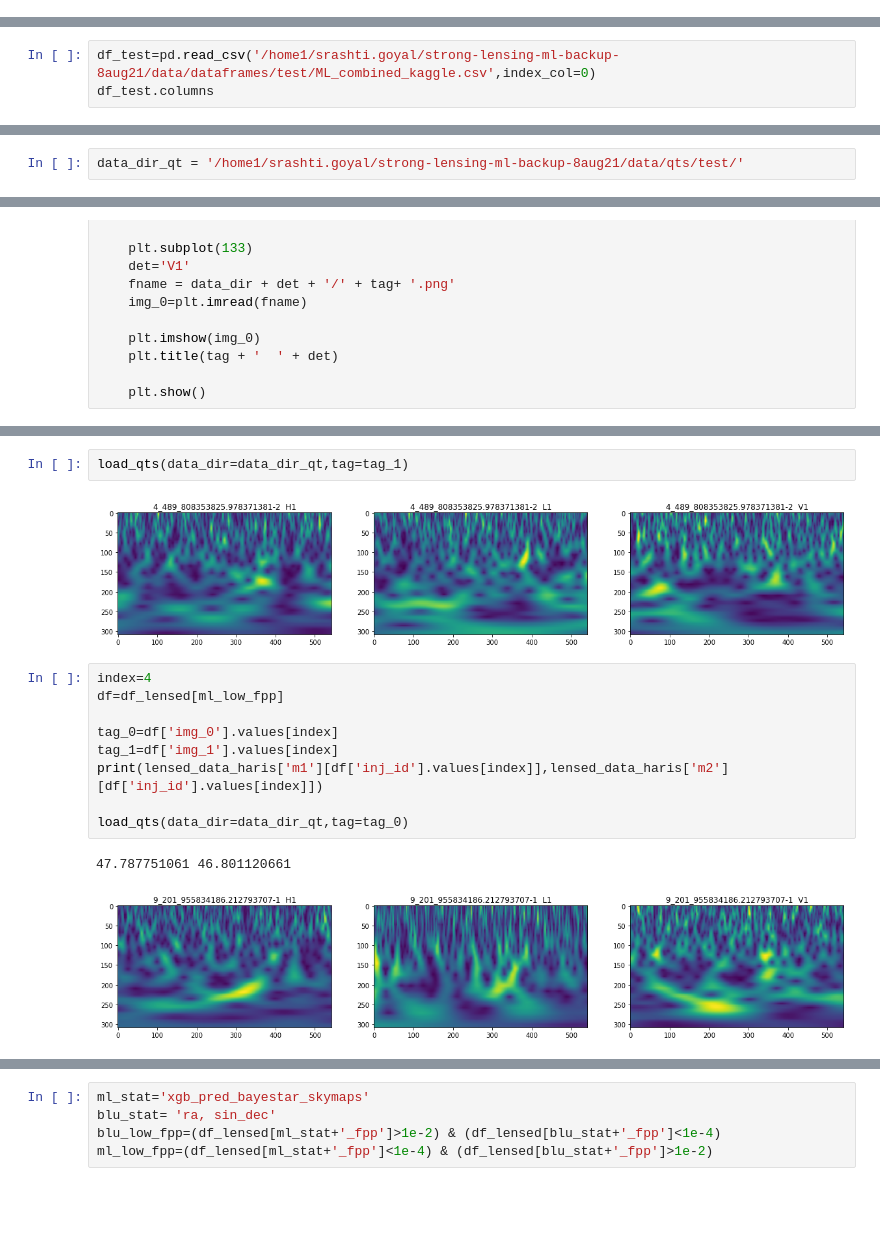
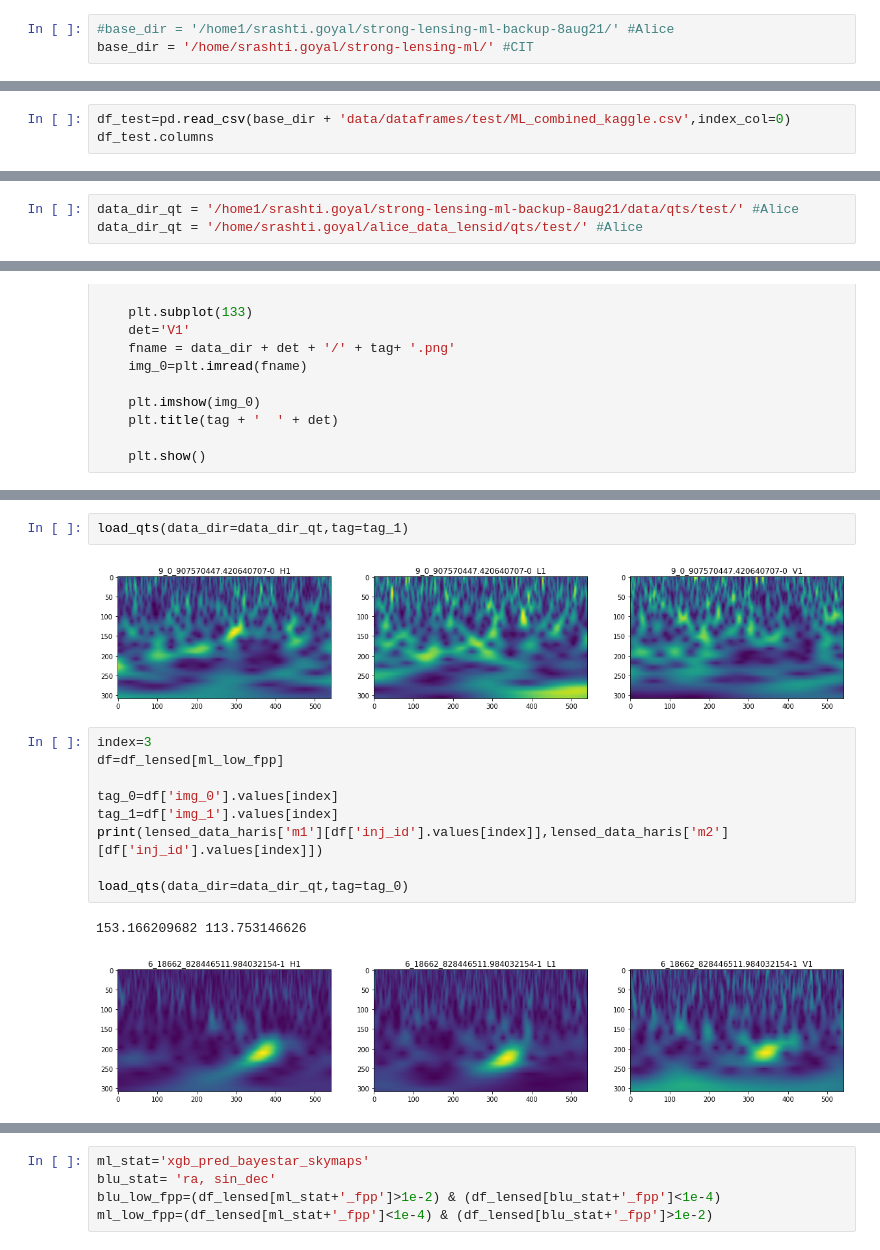
Before and after one commit to srashtig/lensid-15jul-2022, a Jupyter notebook: review/ML_blu_FPPs_inj_pars_investigate.ipynb, the cells around one changed output, grey strips where cells are left out. Cells and saved outputs as stored; diff of their text form; blank space fills up the shorter version.

```diff
--- a/review/ML_blu_FPPs_inj_pars_investigate.ipynb
+++ b/review/ML_blu_FPPs_inj_pars_investigate.ipynb
@@ -4,13 +4,16 @@ import matplotlib.pyplot as plt
 import numpy as np
 from numpy.core.defchararray import add
 import seaborn as sns
+# %%
+#base_dir = '/home1/srashti.goyal/strong-lensing-ml-backup-8aug21/' #Alice
+base_dir = '/home/srashti.goyal/strong-lensing-ml/' #CIT
 # %% [markdown]
 # Loading test set
 # %%
 lensed_data_haris= dict(np.load('../data/injection_pars/haris-et-al/lensed_inj_data.npz'))
 unlensed_data_haris= dict(np.load('../data/injection_pars/haris-et-al/unlensed_inj_data.npz'))
 # %%
-df_test=pd.read_csv('/home1/srashti.goyal/strong-lensing-ml-backup-8aug21/data/dataframes/test/ML_combined_kaggle.csv',index_col=0)
+df_test=pd.read_csv(base_dir + 'data/dataframes/test/ML_combined_kaggle.csv',index_col=0)
 df_test.columns
 # %% [output]
 Index(['img_0', 'img_1', 'Lensing', 'bayestar_skymaps_blu',
@@ -582,6 +585,7 @@ df_lensed[ml_low_fpp]
 4 rows × 66 columns
 # %%
-data_dir_qt = '/home1/srashti.goyal/strong-lensing-ml-backup-8aug21/data/qts/test/'
+data_dir_qt = '/home1/srashti.goyal/strong-lensing-ml-backup-8aug21/data/qts/test/' #Alice
+data_dir_qt = '/home/srashti.goyal/alice_data_lensid/qts/test/' #Alice
 # %%
 
 def load_qts(data_dir,tag):
@@ -621,19 +625,19 @@ load_qts(data_dir=data_dir_qt,tag=tag_0)
 # %%
 load_qts(data_dir=data_dir_qt,tag=tag_1)
 # %% [output]
-[figure, old version]
+[figure, new version]
 # %%
-index=4
+index=3
 df=df_lensed[ml_low_fpp]
 
 tag_0=df['img_0'].values[index]
 tag_1=df['img_1'].values[index]
 print(lensed_data_haris['m1'][df['inj_id'].values[index]],lensed_data_haris['m2'][df['inj_id'].values[index]])
 
 load_qts(data_dir=data_dir_qt,tag=tag_0)
 # %% [output]
-47.787751061 46.801120661
+153.166209682 113.753146626
-[figure, old version]
+[figure, new version]
 # %%
 load_qts(data_dir=data_dir_qt,tag=tag_1)
 # %% [output]
```
Also changed, not shown: parts of 17 cells of this notebook, 13 other files.
